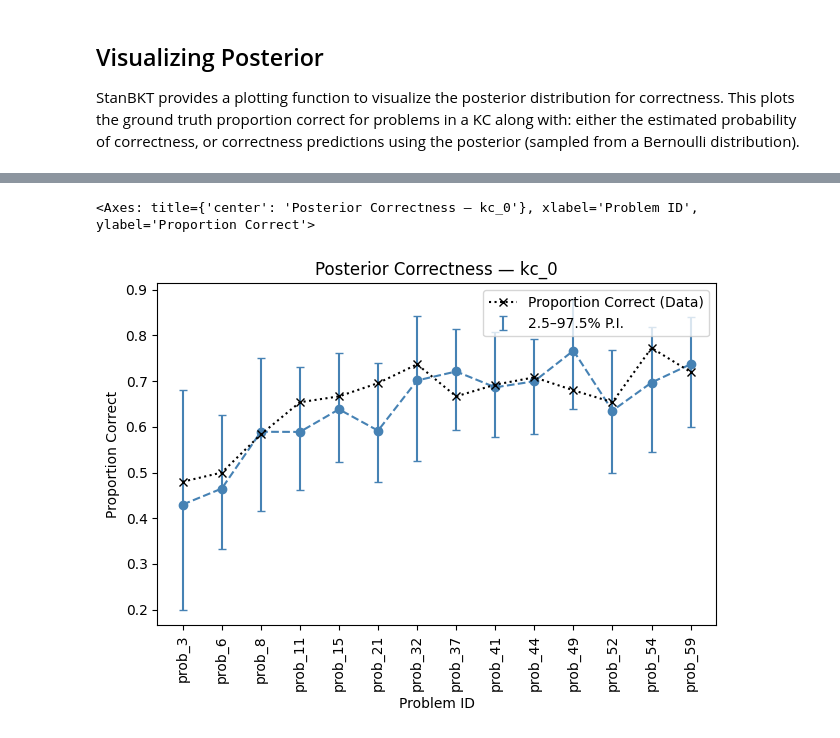
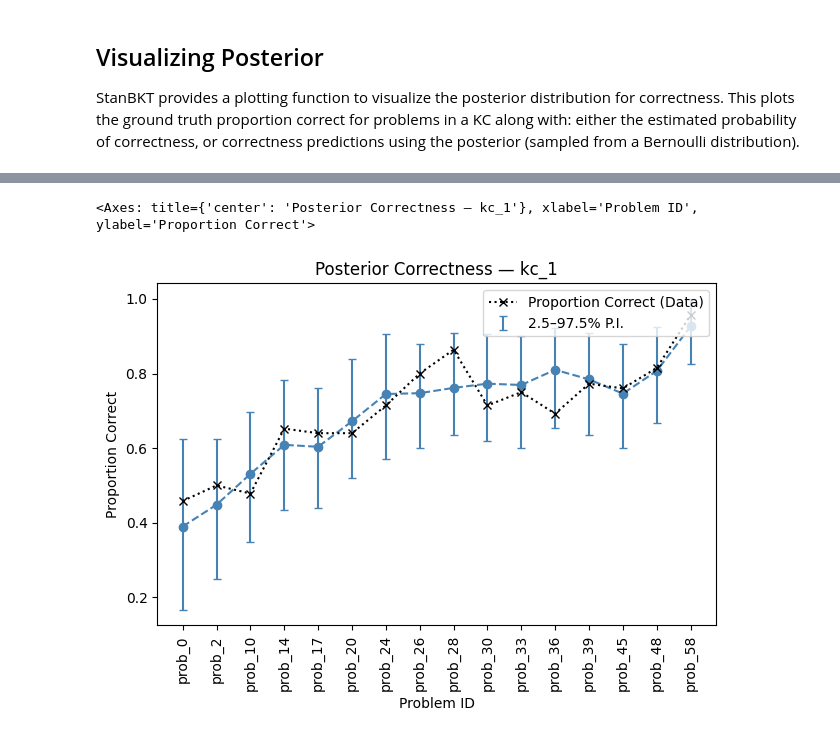
Before and after one commit to SiddharthaPradhan/StanBKT, a Jupyter notebook: docs/source/examples/02_simple_example.ipynb, the cells around one changed output, grey strips where cells are left out. Saved outputs shown, nothing was run; the diff lists cells and outputs as text; code cells hidden in the pictures.

```diff
--- a/docs/source/examples/02_simple_example.ipynb
+++ b/docs/source/examples/02_simple_example.ipynb
@@ -388,14 +391,14 @@ plot_posterior_correctness(
 # %%
 # correctness predictions (with predictive intervals)
 plot_posterior_correctness(
-    pred_post_draws,
+    posterior_pred_kc=pred_post_draws["kc_1"],
     data=data_df,
-    column_mapping=col_mapping,
-    kc="kc_0",
+    posterior_pred_kc=pred_post_draws["kc_1"],
+    kc="kc_1",
     type="preds",
     trajectory=True,
     frac=0.5,
 )
 # %% [output]
-<Axes: title={'center': 'Posterior Correctness — kc_0'}, xlabel='Problem ID', ylabel='Proportion Correct'>
+<Axes: title={'center': 'Posterior Correctness — kc_1'}, xlabel='Problem ID', ylabel='Proportion Correct'>
-[figure, old version]
+[figure, new version]
```
Also changed, not shown: parts of 11 cells of this notebook, 19 other files.
